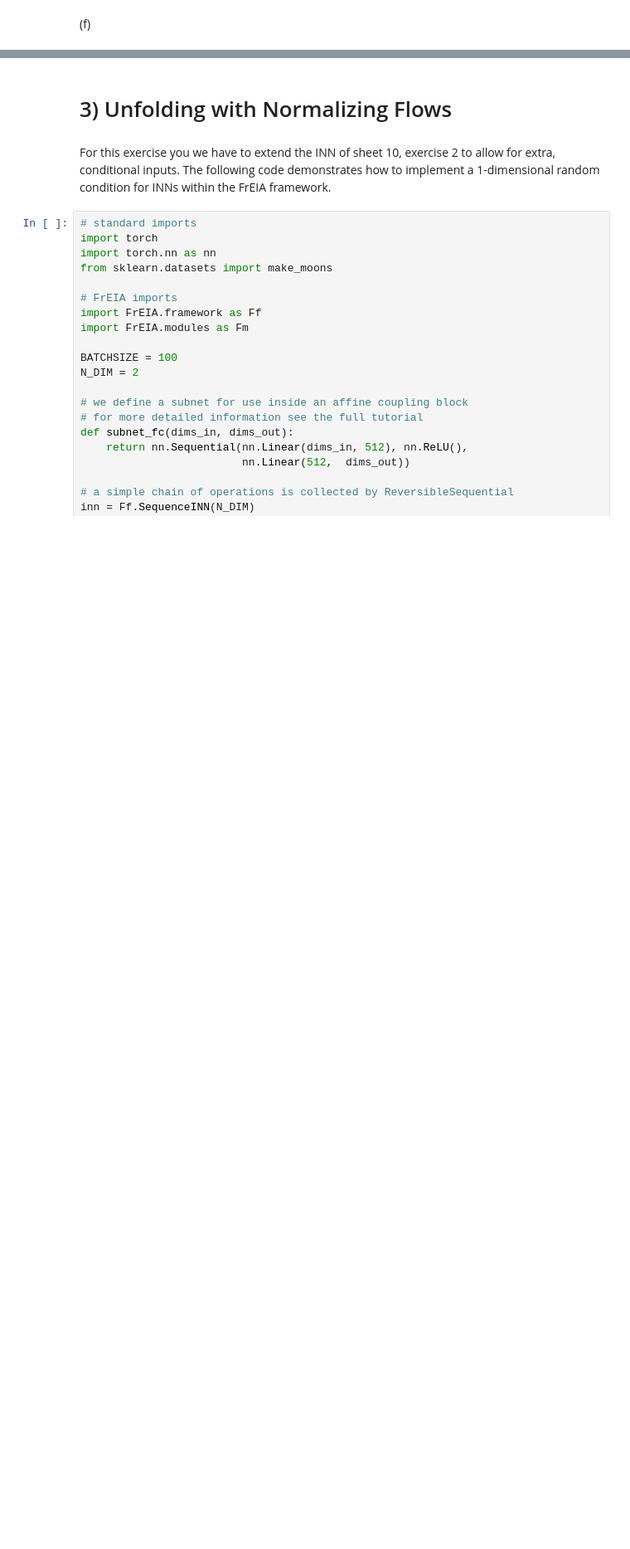
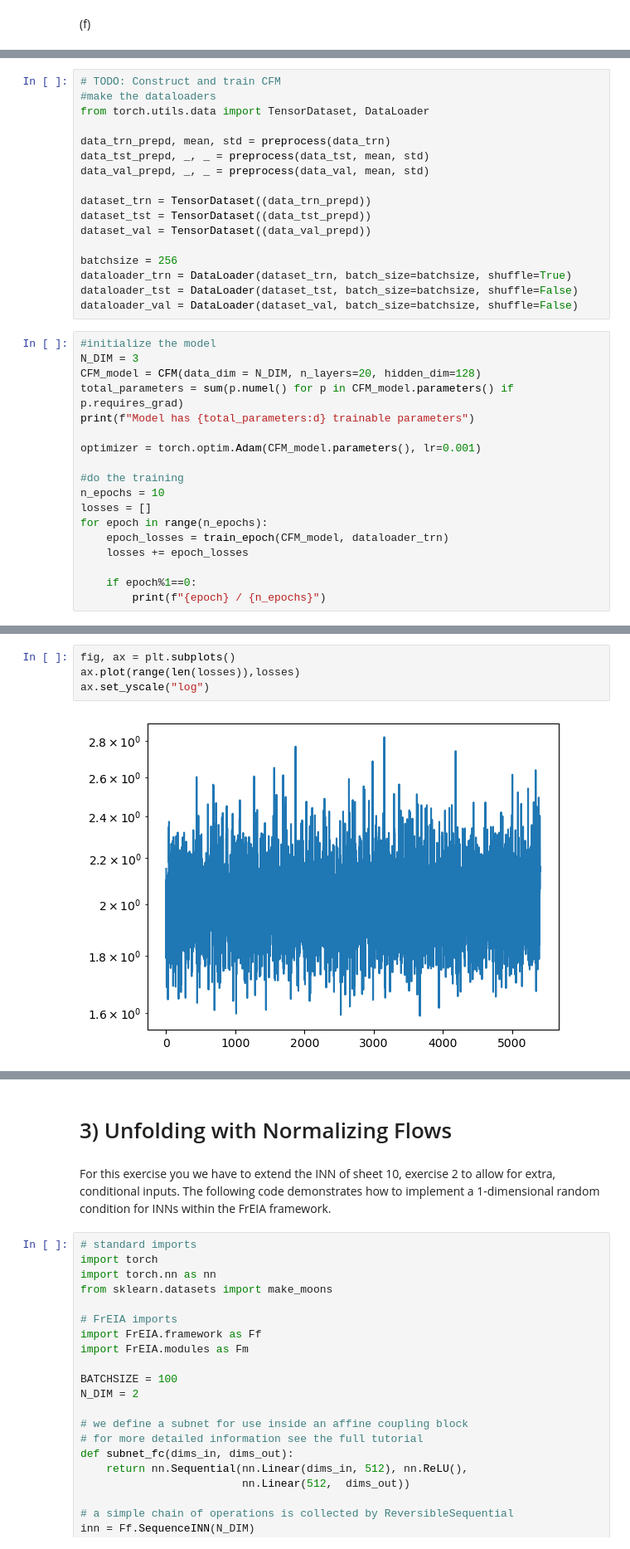
Before and after one commit to phopopo/mlph2023-Exercises, a Jupyter notebook: sheet11.ipynb, the cells around one changed output, grey strips where cells are left out. Shown at 83% size. Cells and saved outputs as stored; diff of their text form; blank space fills up the shorter version.

```diff
--- a/sheet11.ipynb
+++ b/sheet11.ipynb
@@ -456,0 +447,35 @@ plt.show()
+# %%
+# TODO: Construct and train CFM
+#make the dataloaders
+from torch.utils.data import TensorDataset, DataLoader
+
+data_trn_prepd, mean, std = preprocess(data_trn)
+data_tst_prepd, _, _ = preprocess(data_tst, mean, std)
+data_val_prepd, _, _ = preprocess(data_val, mean, std)
+
+dataset_trn = TensorDataset((data_trn_prepd))
+dataset_tst = TensorDataset((data_tst_prepd))
+dataset_val = TensorDataset((data_val_prepd))
+
+batchsize = 256
+dataloader_trn = DataLoader(dataset_trn, batch_size=batchsize, shuffle=True)
+dataloader_tst = DataLoader(dataset_tst, batch_size=batchsize, shuffle=False)
+dataloader_val = DataLoader(dataset_val, batch_size=batchsize, shuffle=False)
+# %%
+#initialize the model
+N_DIM = 3
+CFM_model = CFM(data_dim = N_DIM, n_layers=20, hidden_dim=128)
+total_parameters = sum(p.numel() for p in CFM_model.parameters() if p.requires_grad)
+print(f"Model has {total_parameters:d} trainable parameters")
+
+optimizer = torch.optim.Adam(CFM_model.parameters(), lr=0.001)
+
+#do the training
+n_epochs = 10
+losses = []
+for epoch in range(n_epochs):
+    epoch_losses = train_epoch(CFM_model, dataloader_trn)
+    losses += epoch_losses
+
+    if epoch%1==0:
+        print(f"{epoch} / {n_epochs}")
@@ -457,2 +488,8 @@ plt.show()
+# %%
+fig, ax = plt.subplots()
+ax.plot(range(len(losses)),losses)
+ax.set_yscale("log")
+# %% [output]
+[figure, added]
 # %%
 # TODO: Sample from CFM
```
Also changed, not shown: parts of 14 cells of this notebook, 2 other files.
